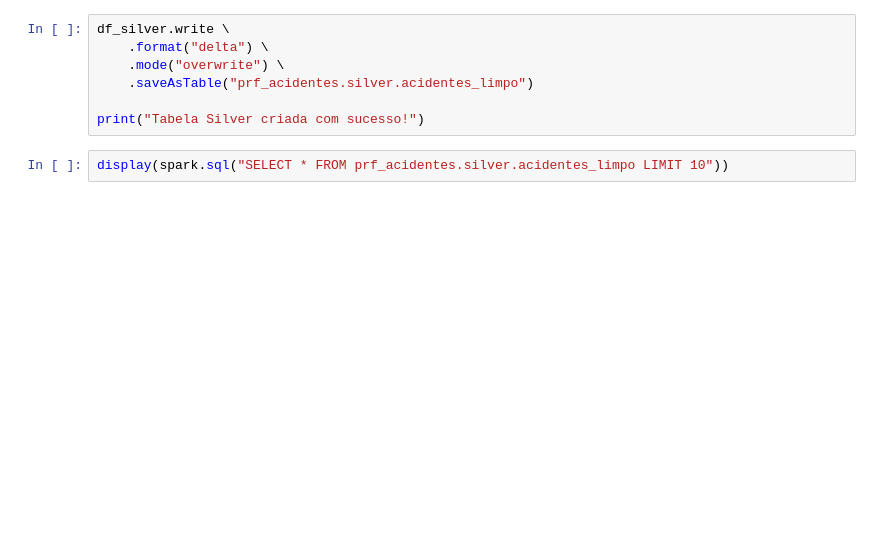
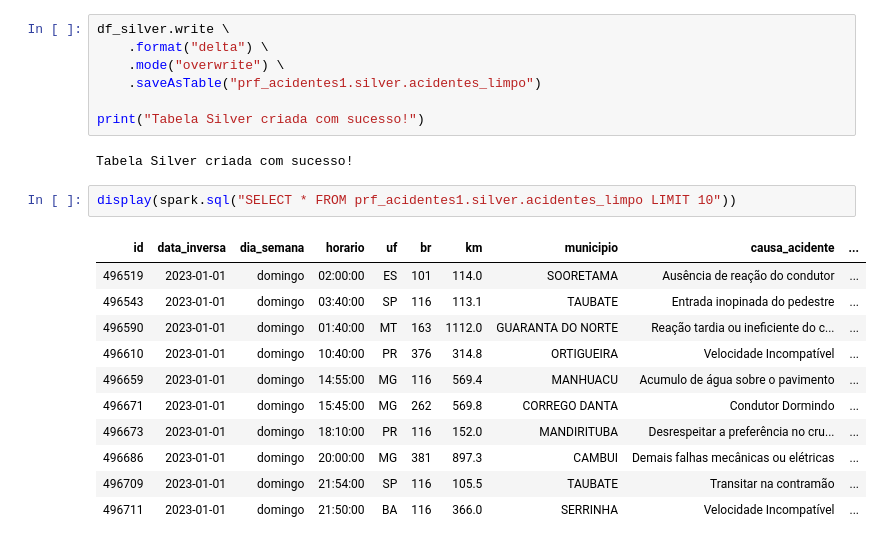
Before and after one commit to Rafaela-neves/MVP-Rafaela-Neves, a Jupyter notebook: 02_silver_transformacao.ipynb, the cells around one changed output. Drawn from its saved outputs; the diff is of its cells as text; blank space fills up the shorter version.

```diff
--- a/02_silver_transformacao.ipynb
+++ b/02_silver_transformacao.ipynb
@@ -97,8 +154,22 @@ df_silver.select(
 df_silver.write \
     .format("delta") \
     .mode("overwrite") \
-    .saveAsTable("prf_acidentes.silver.acidentes_limpo")
+    .saveAsTable("prf_acidentes1.silver.acidentes_limpo")
 
 print("Tabela Silver criada com sucesso!")
+# %% [output]
+Tabela Silver criada com sucesso!
 # %%
-display(spark.sql("SELECT * FROM prf_acidentes.silver.acidentes_limpo LIMIT 10"))
+display(spark.sql("SELECT * FROM prf_acidentes1.silver.acidentes_limpo LIMIT 10"))
+# %% [output]
+| id | data_inversa | dia_semana | horario | uf | br | km | municipio | causa_acidente | ... |
+| 496519 | 2023-01-01 | domingo | 02:00:00 | ES | 101 | 114.0 | SOORETAMA | Ausência de reação do condutor | ... |
+| 496543 | 2023-01-01 | domingo | 03:40:00 | SP | 116 | 113.1 | TAUBATE | Entrada inopinada do pedestre | ... |
+| 496590 | 2023-01-01 | domingo | 01:40:00 | MT | 163 | 1112.0 | GUARANTA DO NORTE | Reação tardia ou ineficiente do c... | ... |
+| 496610 | 2023-01-01 | domingo | 10:40:00 | PR | 376 | 314.8 | ORTIGUEIRA | Velocidade Incompatível | ... |
+| 496659 | 2023-01-01 | domingo | 14:55:00 | MG | 116 | 569.4 | MANHUACU | Acumulo de água sobre o pavimento | ... |
+| 496671 | 2023-01-01 | domingo | 15:45:00 | MG | 262 | 569.8 | CORREGO DANTA | Condutor Dormindo | ... |
+| 496673 | 2023-01-01 | domingo | 18:10:00 | PR | 116 | 152.0 | MANDIRITUBA | Desrespeitar a preferência no cru... | ... |
+| 496686 | 2023-01-01 | domingo | 20:00:00 | MG | 381 | 897.3 | CAMBUI | Demais falhas mecânicas ou elétricas | ... |
+| 496709 | 2023-01-01 | domingo | 21:54:00 | SP | 116 | 105.5 | TAUBATE | Transitar na contramão | ... |
+| 496711 | 2023-01-01 | domingo | 21:50:00 | BA | 116 | 366.0 | SERRINHA | Velocidade Incompatível | ... |
```
Also changed, not shown: parts of 6 cells of this notebook.
